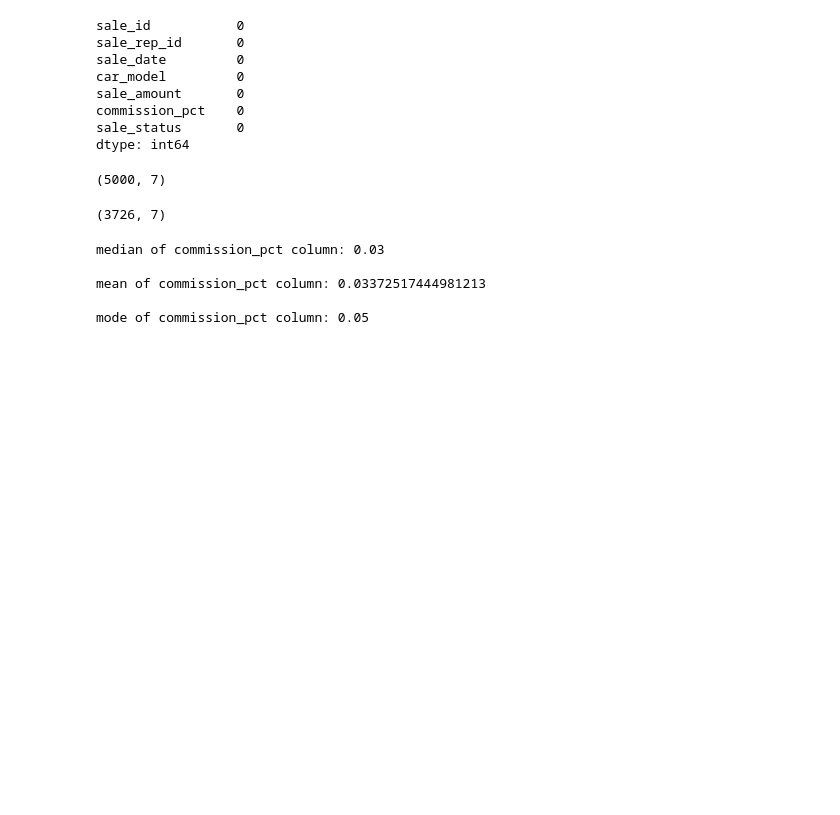
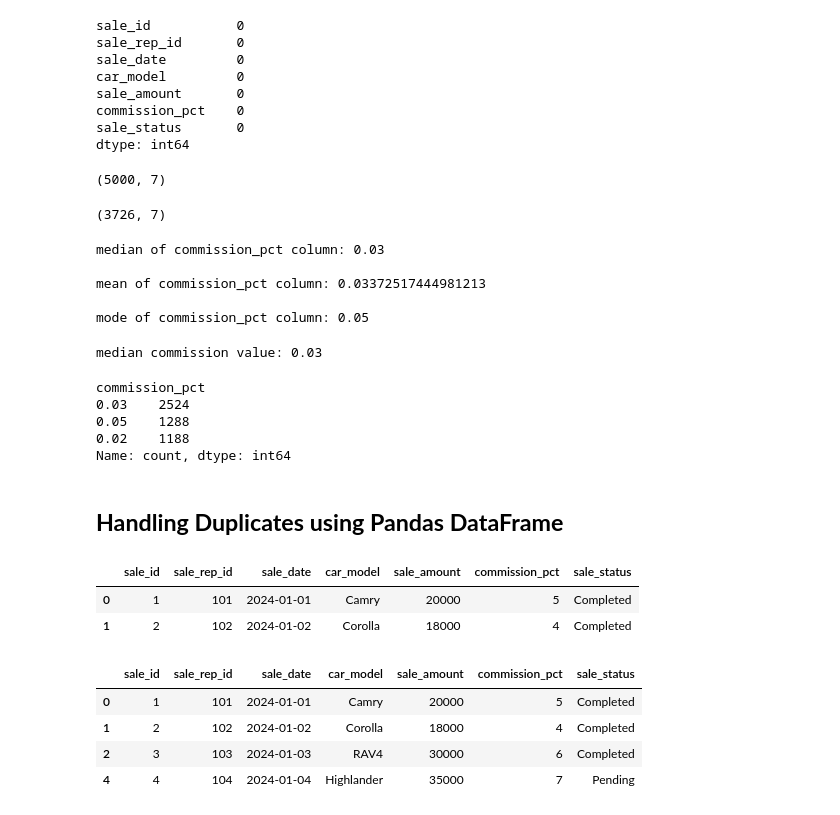
Before and after one commit to KhdaraBasha/Data-Engineer, a Jupyter notebook: Python/basics/python_exploring_toyota_sales_data.ipynb, the cells around one changed output. Saved outputs shown, nothing was run; the diff lists cells and outputs as text; code cells hidden in the pictures; blank space fills up the shorter version.

```diff
--- a/Python/basics/python_exploring_toyota_sales_data.ipynb
+++ b/Python/basics/python_exploring_toyota_sales_data.ipynb
@@ -464,5 +464,41 @@ mean of commission_pct column: 0.03372517444981213
 mode of commission_pct column: 0.05
 # %%
 # Fill missing values in commission_pct column with median value
-median_commission = sales_df['commission_pct'].median
+# Calulate median value
+median_commission = sales_df['commission_pct'].median()
 print('median commission value:', median_commission)
+print()
+# Fill missing values with median value
+sales_df['commission_pct'] = sales_df['commission_pct'].fillna(median_commission)
+# %% [output]
+median commission value: 0.03
+# %%
+sales_df['commission_pct'].value_counts()
+# %% [output]
+commission_pct
+0.03    2524
+0.05    1288
+0.02    1188
+Name: count, dtype: int64
+# %% [markdown]
+## <strong>Handling Duplicates using Pandas DataFrame</strong>
+# %%
+# Creating custom data for testing duplicate removal
+
+final_data = [
+    {"sale_id": 1,"sale_rep_id":101,"sale_date": "2024-01-01", "car_model": "Camry", "sale_amount": 20000, "commission_pct": 5, "sale_status": "Completed"},
+    {"sale_id": 2,"sale_rep_id":102,"sale_date": "2024-01-02", "car_model": "Corolla", "sale_amount": 18000, "commission_pct": 4, "sale_status": "Completed"},
+    {"sale_id": 3,"sale_rep_id":103,"sale_date": "2024-01-03","car_model": "RAV4","sale_amount": 30000,"commission_pct": 6,"sale_status": "Completed"},
+    {"sale_id": 2,"sale_rep_id":102,"sale_date": "2024-01-02","car_model": "Corolla","sale_amount": 18000,"commission_pct": 4,"sale_status": "Completed"},
+    {"sale_id": 4,"sale_rep_id":104,"sale_date": "2024-01-04","car_model": "Highlander","sale_amount": 35000,"commission_pct": 7,"sale_status": "Pending"},
+    {"sale_id": 3,"sale_rep_id":103,"sale_date": "2024-01-03","car_model": "RAV4","sale_amount": 30000,"commission_pct": 6,"sale_status": "Completed"}
+]
+
+# Create DataFrame from the custom data
+df = pd.DataFrame(final_data)
+
+df.head(2)
+# %% [output]
+|  | sale_id | sale_rep_id | sale_date | car_model | sale_amount | commission_pct | sale_status |
+| 0 | 1 | 101 | 2024-01-01 | Camry | 20000 | 5 | Completed |
+| 1 | 2 | 102 | 2024-01-02 | Corolla | 18000 | 4 | Completed |
@@ -468,0 +508,11 @@ print('median commission value:', median_commission)
+# %%
+# Drop the duplicate rows from the dataframe
+df_cleaned = df.drop_duplicates()
+
+df_cleaned
+# %% [output]
+|  | sale_id | sale_rep_id | sale_date | car_model | sale_amount | commission_pct | sale_status |
+| 0 | 1 | 101 | 2024-01-01 | Camry | 20000 | 5 | Completed |
+| 1 | 2 | 102 | 2024-01-02 | Corolla | 18000 | 4 | Completed |
+| 2 | 3 | 103 | 2024-01-03 | RAV4 | 30000 | 6 | Completed |
+| 4 | 4 | 104 | 2024-01-04 | Highlander | 35000 | 7 | Pending |
```
Also changed, not shown: parts of 24 cells of this notebook.
